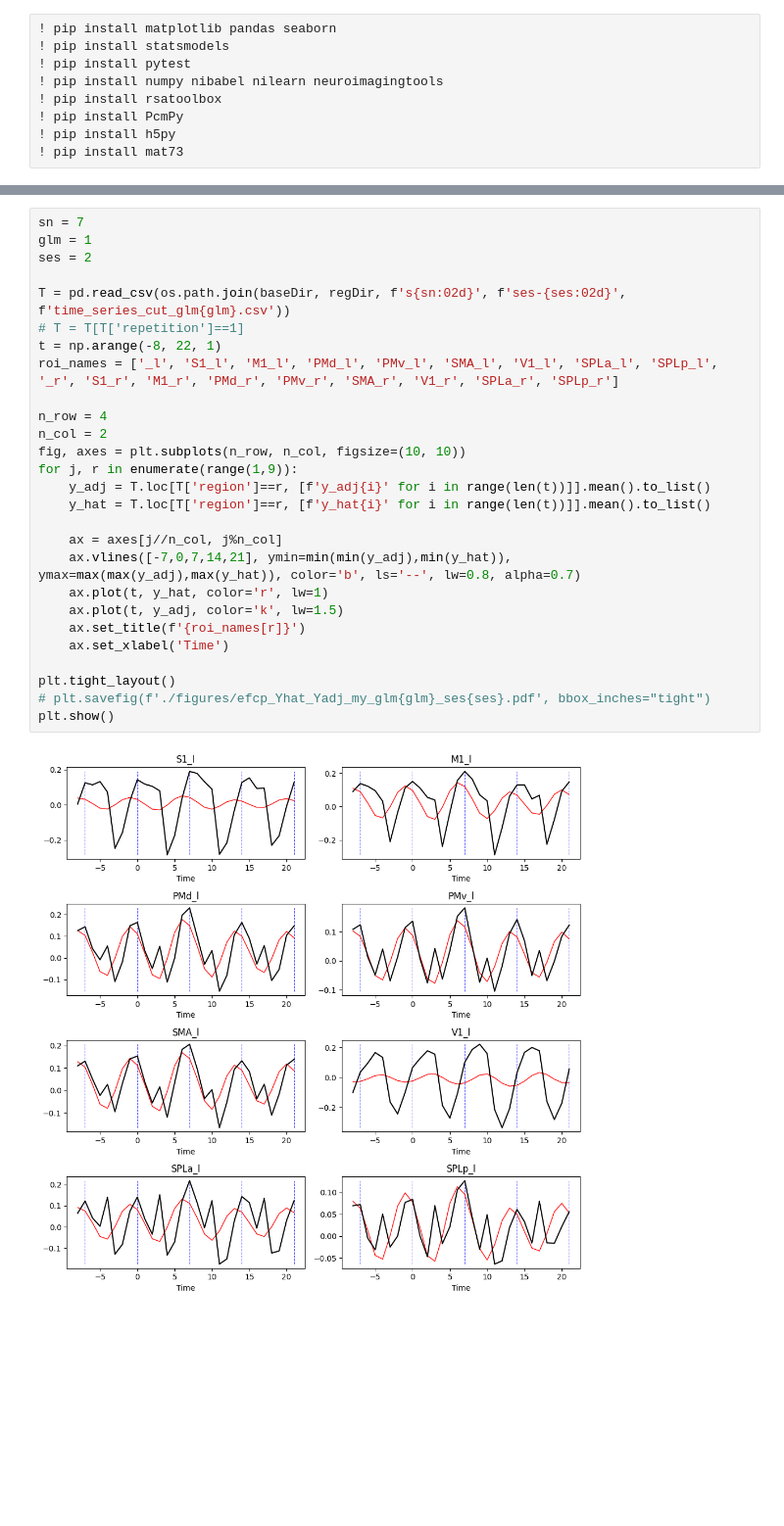
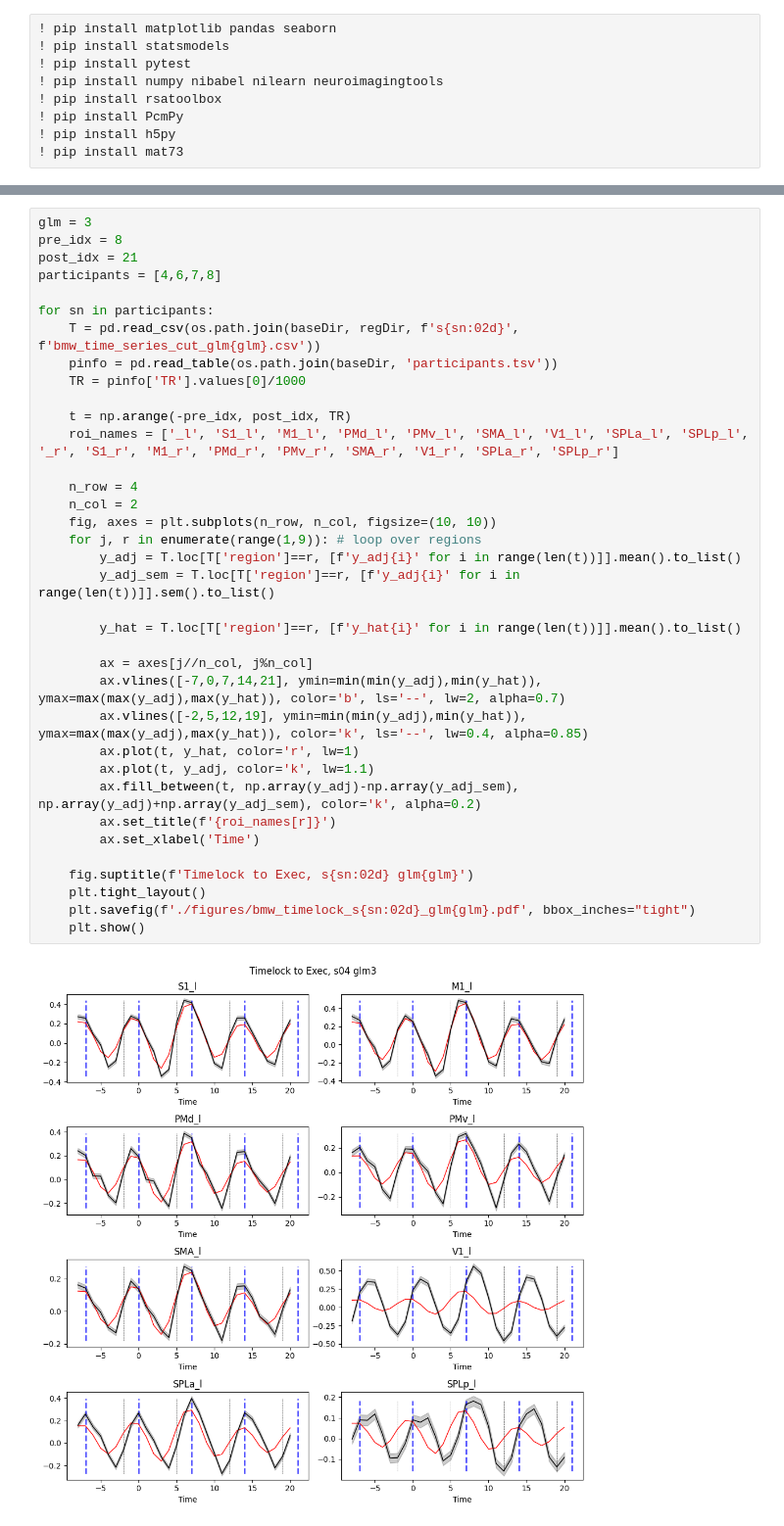
Before and after one commit to alighavam/bimanual_wrist, a Jupyter notebook: bmw_timeseries.ipynb, the cells around one changed output, grey strips where cells are left out. Shown at 98% size. Drawn from its saved outputs; the diff is of its cells as text; blank space fills up the shorter version.

```diff
--- a/bmw_timeseries.ipynb
+++ b/bmw_timeseries.ipynb
@@ -174,29 +168,38 @@ TypeError: /Users/alighavampour/Desktop/Projects/bimanual_wrist/data/fMRI/glm1/s
 # %%
-sn = 7
-glm = 1
-ses = 2
+glm = 3
+pre_idx = 8
+post_idx = 21
+participants = [4,6,7,8]
 
-T = pd.read_csv(os.path.join(baseDir, regDir, f's{sn:02d}', f'ses-{ses:02d}', f'time_series_cut_glm{glm}.csv'))
-# T = T[T['repetition']==1]
-t = np.arange(-8, 22, 1)
-roi_names = ['_l', 'S1_l', 'M1_l', 'PMd_l', 'PMv_l', 'SMA_l', 'V1_l', 'SPLa_l', 'SPLp_l', '_r', 'S1_r', 'M1_r', 'PMd_r', 'PMv_r', 'SMA_r', 'V1_r', 'SPLa_r', 'SPLp_r']
+for sn in participants:
+    T = pd.read_csv(os.path.join(baseDir, regDir, f's{sn:02d}', f'bmw_time_series_cut_glm{glm}.csv'))
+    pinfo = pd.read_table(os.path.join(baseDir, 'participants.tsv'))
+    TR = pinfo['TR'].values[0]/1000
 
-n_row = 4
-n_col = 2
-fig, axes = plt.subplots(n_row, n_col, figsize=(10, 10))
-for j, r in enumerate(range(1,9)):
-    y_adj = T.loc[T['region']==r, [f'y_adj{i}' for i in range(len(t))]].mean().to_list()
-    y_hat = T.loc[T['region']==r, [f'y_hat{i}' for i in range(len(t))]].mean().to_list()
+    t = np.arange(-pre_idx, post_idx, TR)
+    roi_names = ['_l', 'S1_l', 'M1_l', 'PMd_l', 'PMv_l', 'SMA_l', 'V1_l', 'SPLa_l', 'SPLp_l', '_r', 'S1_r', 'M1_r', 'PMd_r', 'PMv_r', 'SMA_r', 'V1_r', 'SPLa_r', 'SPLp_r']
 
-    ax = axes[j//n_col, j%n_col]
-    ax.vlines([-7,0,7,14,21], ymin=min(min(y_adj),min(y_hat)), ymax=max(max(y_adj),max(y_hat)), color='b', ls='--', lw=0.8, alpha=0.7)
-    ax.plot(t, y_hat, color='r', lw=1)
-    ax.plot(t, y_adj, color='k', lw=1.5)
-    ax.set_title(f'{roi_names[r]}')
-    ax.set_xlabel('Time')
+    n_row = 4
+    n_col = 2
+    fig, axes = plt.subplots(n_row, n_col, figsize=(10, 10))
+    for j, r in enumerate(range(1,9)): # loop over regions
+        y_adj = T.loc[T['region']==r, [f'y_adj{i}' for i in range(len(t))]].mean().to_list()
+        y_adj_sem = T.loc[T['region']==r, [f'y_adj{i}' for i in range(len(t))]].sem().to_list()
 
-plt.tight_layout()
-# plt.savefig(f'./figures/efcp_Yhat_Yadj_my_glm{glm}_ses{ses}.pdf', bbox_inches="tight")
-plt.show()
+        y_hat = T.loc[T['region']==r, [f'y_hat{i}' for i in range(len(t))]].mean().to_list()
+
+        ax = axes[j//n_col, j%n_col]
+        ax.vlines([-7,0,7,14,21], ymin=min(min(y_adj),min(y_hat)), ymax=max(max(y_adj),max(y_hat)), color='b', ls='--', lw=2, alpha=0.7)
+        ax.vlines([-2,5,12,19], ymin=min(min(y_adj),min(y_hat)), ymax=max(max(y_adj),max(y_hat)), color='k', ls='--', lw=0.4, alpha=0.85)
+        ax.plot(t, y_hat, color='r', lw=1)
+        ax.plot(t, y_adj, color='k', lw=1.1)
+        ax.fill_between(t, np.array(y_adj)-np.array(y_adj_sem), np.array(y_adj)+np.array(y_adj_sem), color='k', alpha=0.2)
+        ax.set_title(f'{roi_names[r]}')
+        ax.set_xlabel('Time')
+
+    fig.suptitle(f'Timelock to Exec, s{sn:02d} glm{glm}')
+    plt.tight_layout()
+    plt.savefig(f'./figures/bmw_timelock_s{sn:02d}_glm{glm}.pdf', bbox_inches="tight")
+    plt.show()
 # %% [output]
-[figure, old version]
+[figure, new version]
```
Also changed, not shown: parts of 7 cells of this notebook, 5 other files.
